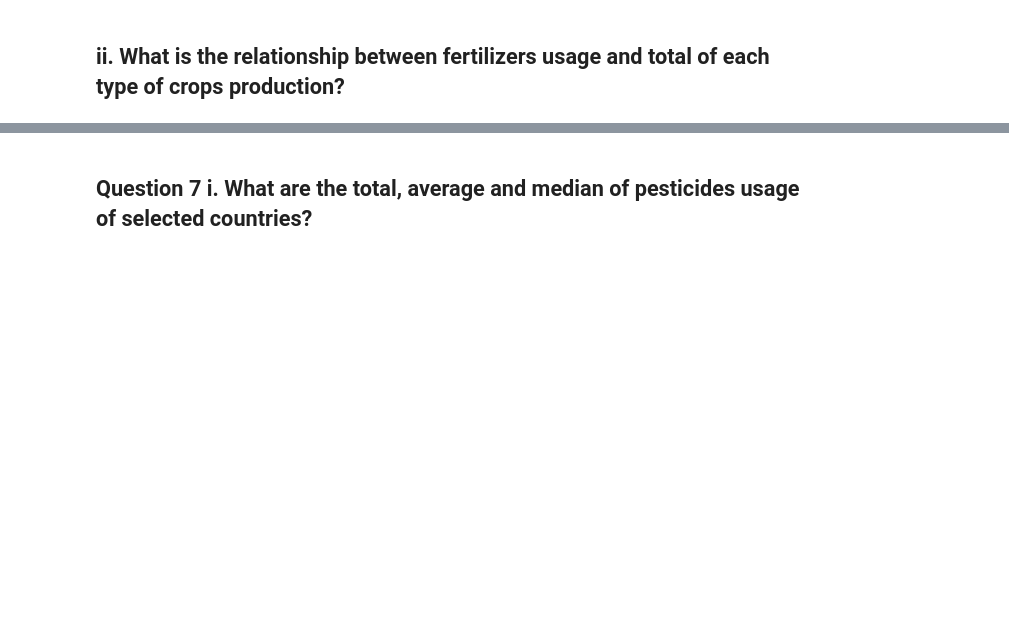
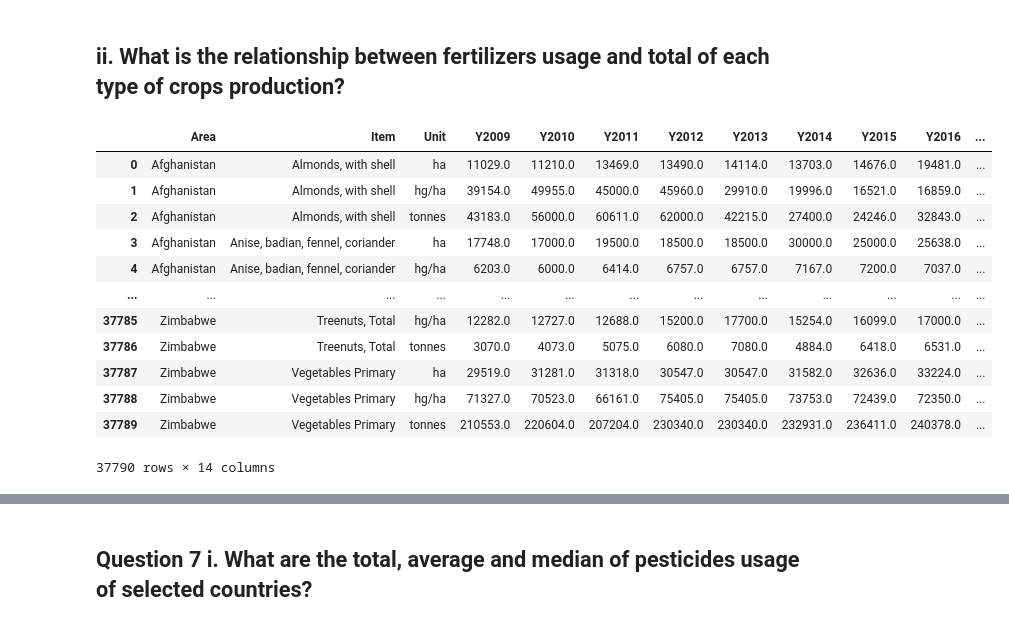
Before and after one commit to minxuan1509/IDS-FAO-Analysis, a Jupyter notebook: IDS FAO.ipynb, the cells around one changed output, grey strips where cells are left out. Saved outputs shown, nothing was run; the diff lists cells and outputs as text; code cells hidden in the pictures; blank space fills up the shorter version.

```diff
--- a/IDS FAO.ipynb
+++ b/IDS FAO.ipynb
@@ -487,6 +487,22 @@ median:  40.795
 # %%
 from sklearn.preprocessing import MinMaxScaler
 scaler = MinMaxScaler()
+# %%
+crops
+# %% [output]
+|  | Area | Item | Unit | Y2009 | Y2010 | Y2011 | Y2012 | Y2013 | Y2014 | Y2015 | Y2016 | ... |
+| 0 | Afghanistan | Almonds, with shell | ha | 11029.0 | 11210.0 | 13469.0 | 13490.0 | 14114.0 | 13703.0 | 14676.0 | 19481.0 | ... |
+| 1 | Afghanistan | Almonds, with shell | hg/ha | 39154.0 | 49955.0 | 45000.0 | 45960.0 | 29910.0 | 19996.0 | 16521.0 | 16859.0 | ... |
+| 2 | Afghanistan | Almonds, with shell | tonnes | 43183.0 | 56000.0 | 60611.0 | 62000.0 | 42215.0 | 27400.0 | 24246.0 | 32843.0 | ... |
+| 3 | Afghanistan | Anise, badian, fennel, coriander | ha | 17748.0 | 17000.0 | 19500.0 | 18500.0 | 18500.0 | 30000.0 | 25000.0 | 25638.0 | ... |
+| 4 | Afghanistan | Anise, badian, fennel, coriander | hg/ha | 6203.0 | 6000.0 | 6414.0 | 6757.0 | 6757.0 | 7167.0 | 7200.0 | 7037.0 | ... |
+| ... | ... | ... | ... | ... | ... | ... | ... | ... | ... | ... | ... | ... |
+| 37785 | Zimbabwe | Treenuts, Total | hg/ha | 12282.0 | 12727.0 | 12688.0 | 15200.0 | 17700.0 | 15254.0 | 16099.0 | 17000.0 | ... |
+| 37786 | Zimbabwe | Treenuts, Total | tonnes | 3070.0 | 4073.0 | 5075.0 | 6080.0 | 7080.0 | 4884.0 | 6418.0 | 6531.0 | ... |
+| 37787 | Zimbabwe | Vegetables Primary | ha | 29519.0 | 31281.0 | 31318.0 | 30547.0 | 30547.0 | 31582.0 | 32636.0 | 33224.0 | ... |
+| 37788 | Zimbabwe | Vegetables Primary | hg/ha | 71327.0 | 70523.0 | 66161.0 | 75405.0 | 75405.0 | 73753.0 | 72439.0 | 72350.0 | ... |
+| 37789 | Zimbabwe | Vegetables Primary | tonnes | 210553.0 | 220604.0 | 207204.0 | 230340.0 | 230340.0 | 232931.0 | 236411.0 | 240378.0 | ... |
+37790 rows × 14 columns
 # %%
 fertilizer['Value']
 crops_area_sum['sum_crops'] = crops[filter_column].sum(axis=1)
```
Also changed, not shown: parts of 5 cells of this notebook.
